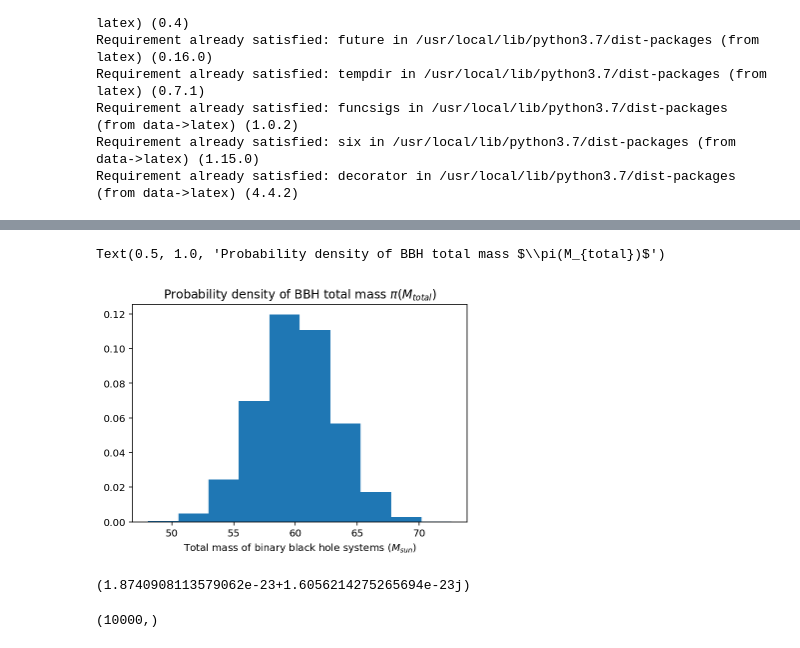
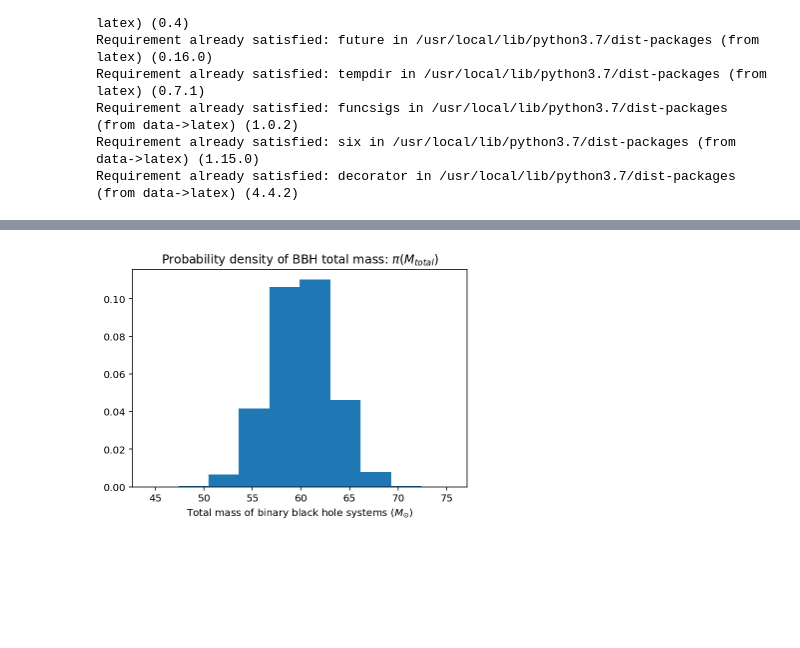
Before and after one commit to rory-smith/Lectures-on-Bayesian-Inference, a Jupyter notebook: GW_data_in_a_toy_universe.ipynb, the cells around one changed output, grey strips where cells are left out. Saved outputs shown, nothing was run; the diff lists cells and outputs as text; code cells hidden in the pictures; blank space fills up the shorter version.

```diff
--- a/GW_data_in_a_toy_universe.ipynb
+++ b/GW_data_in_a_toy_universe.ipynb
@@ -63,7 +63,7 @@ def GW_detector_noise(N):
 
   return noise_re + 1j*noise_imag
 # %%
-def prob_mtotal(N):
+def draw_mtotal(N):
 
   mtot_min = 30
   mtot_max = 100
@@ -108,3 +106,5 @@ BBH_masses = prob_mtotal(1e4)
+# %%
+BBH_masses = draw_mtotal(1e6)
 # %%
 signals = np.array([GW_signal(_m)[0] for _m in BBH_masses])
 # %%
@@ -112,15 +112,7 @@ data_set = signals + noise_measurements
 # %%
 plt.hist(BBH_masses, density=True)
-plt.xlabel(r"Total mass of binary black hole systems $(M_{sun})$")
-plt.title(r"Probability density of BBH total mass $\pi(M_{total})$")
+plt.xlabel(r"Total mass of binary black hole systems $(M_{\odot})$")
+plt.title(r"Probability density of BBH total mass: $\pi(M_{total})$")
+plt.show()
 # %% [output]
-Text(0.5, 1.0, 'Probability density of BBH total mass $\\pi(M_{total})$')
-[figure, old version]
+[figure, new version]
-# %%
-noise_measurements[0]
-# %% [output]
-(1.8740908113579062e-23+1.6056214275265694e-23j)
-# %%
-noise_measurements.shape
-# %% [output]
-(10000,)
```
Also changed, not shown: parts of 13 cells of this notebook.
